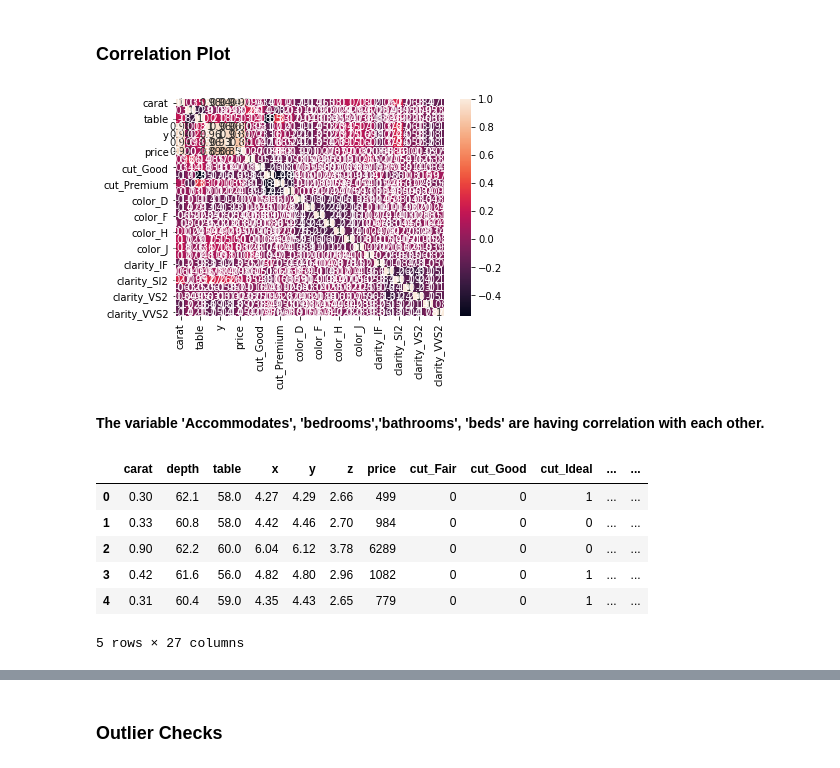
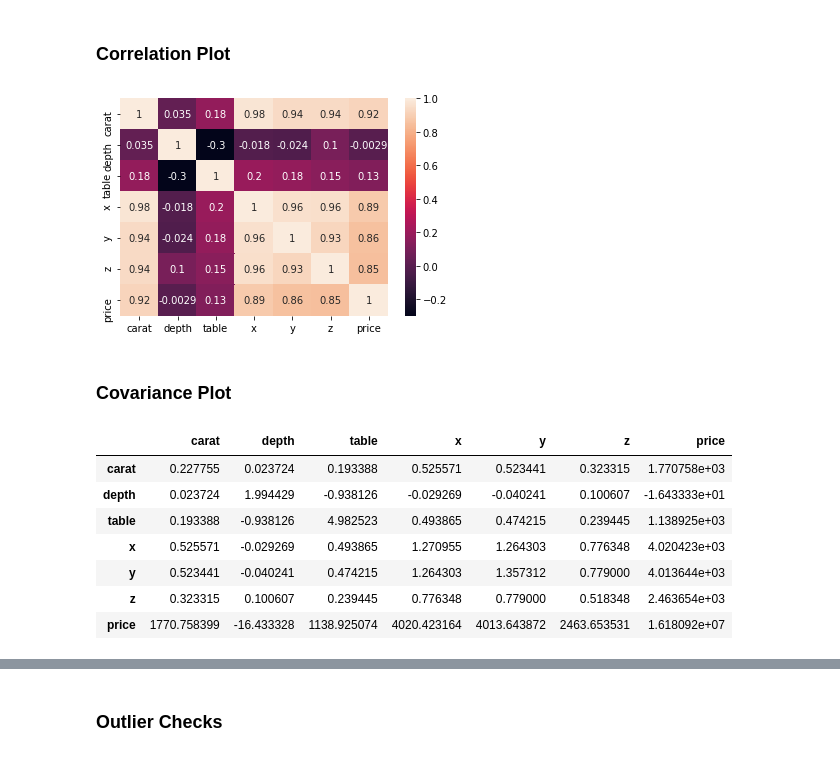
Before and after one commit to fborrasumh/greatlearning-pgp-dsba, a Jupyter notebook: M5 Pridictive Modeling/M5 W4 Project/M5 W4 Project - Linear Regression.ipynb, the cells around one changed output, grey strips where cells are left out. Drawn from its saved outputs; the diff is of its cells as text; code cells hidden in the pictures.

```diff
--- a/M5 Pridictive Modeling/M5 W4 Project/M5 W4 Project - Linear Regression.ipynb
+++ b/M5 Pridictive Modeling/M5 W4 Project/M5 W4 Project - Linear Regression.ipynb
@@ -68,9 +65,3 @@ df.head()
-# %%
-df = pd.get_dummies(df, columns=['cut'])
-# %%
-df = pd.get_dummies(df, columns=['color'])
-# %%
-df = pd.get_dummies(df, columns=['clarity'])
 # %%
 df.info()
 # %% [output]
@@ -156,7 +141,0 @@ dtype: int64
-# %%
-for column in df.columns:
-    if df[column].dtype != 'object':
-        median = df[column].median()
-        df[column] = df[column].fillna(median)
-
-df.isnull().sum()
@@ -218,18 +176,20 @@ Number of duplicate rows = 0
 ### Correlation Plot
 # %%
 sns.heatmap(df.corr(),annot=True)
+#plt.gcf().set_size_inches(29, 15)
 plt.show()
 # %% [output]
-[figure, old version]
+[figure, new version]
-# %% [markdown]
-**The variable 'Accommodates', 'bedrooms','bathrooms', 'beds' are having correlation with each other.**
+# %% [markdown]
+### Covariance Plot
 # %%
-df.head()
+df.cov()
 # %% [output]
-|  | carat | depth | table | x | y | z | price | cut_Fair | cut_Good | cut_Ideal | ... | ... |
-| 0 | 0.30 | 62.1 | 58.0 | 4.27 | 4.29 | 2.66 | 499 | 0 | 0 | 1 | ... | ... |
-| 1 | 0.33 | 60.8 | 58.0 | 4.42 | 4.46 | 2.70 | 984 | 0 | 0 | 0 | ... | ... |
-| 2 | 0.90 | 62.2 | 60.0 | 6.04 | 6.12 | 3.78 | 6289 | 0 | 0 | 0 | ... | ... |
-| 3 | 0.42 | 61.6 | 56.0 | 4.82 | 4.80 | 2.96 | 1082 | 0 | 0 | 1 | ... | ... |
-| 4 | 0.31 | 60.4 | 59.0 | 4.35 | 4.43 | 2.65 | 779 | 0 | 0 | 1 | ... | ... |
+|  | carat | depth | table | x | y | z | price |
+| carat | 0.227755 | 0.023724 | 0.193388 | 0.525571 | 0.523441 | 0.323315 | 1.770758e+03 |
+| depth | 0.023724 | 1.994429 | -0.938126 | -0.029269 | -0.040241 | 0.100607 | -1.643333e+01 |
+| table | 0.193388 | -0.938126 | 4.982523 | 0.493865 | 0.474215 | 0.239445 | 1.138925e+03 |
+| x | 0.525571 | -0.029269 | 0.493865 | 1.270955 | 1.264303 | 0.776348 | 4.020423e+03 |
+| y | 0.523441 | -0.040241 | 0.474215 | 1.264303 | 1.357312 | 0.779000 | 4.013644e+03 |
+| z | 0.323315 | 0.100607 | 0.239445 | 0.776348 | 0.779000 | 0.518348 | 2.463654e+03 |
+| price | 1770.758399 | -16.433328 | 1138.925074 | 4020.423164 | 4013.643872 | 2463.653531 | 1.618092e+07 |
-5 rows × 27 columns
```
Also changed, not shown: parts of 46 cells of this notebook, 1 other file.
